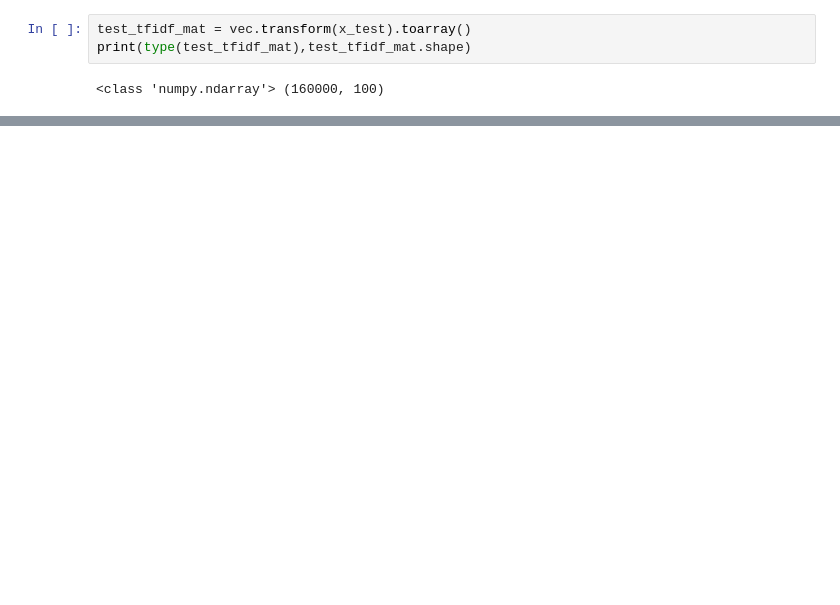
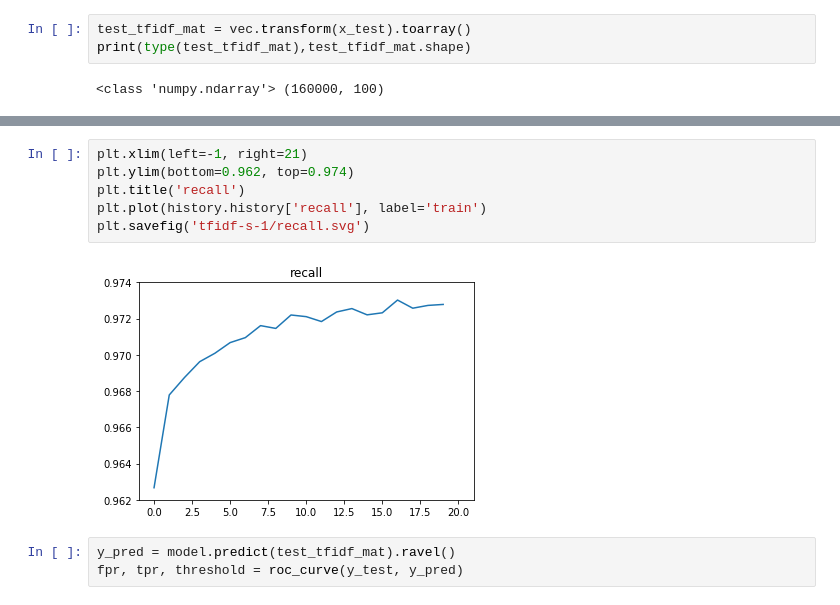
Before and after one commit to mohibeyki/bot-detection-sample, a Jupyter notebook: tf-idf.ipynb, the cells around one changed output, grey strips where cells are left out. Saved outputs shown, nothing was run; the diff lists cells and outputs as text; blank space fills up the shorter version.

```diff
--- a/tf-idf.ipynb
+++ b/tf-idf.ipynb
@@ -133,0 +151,11 @@ print(type(test_tfidf_mat),test_tfidf_mat.shape)
+# %%
+plt.xlim(left=-1, right=21)
+plt.ylim(bottom=0.962, top=0.974)
+plt.title('recall')
+plt.plot(history.history['recall'], label='train')
+plt.savefig('tfidf-s-1/recall.svg')
+# %% [output]
+[figure, added]
+# %%
+y_pred = model.predict(test_tfidf_mat).ravel()
+fpr, tpr, threshold = roc_curve(y_test, y_pred)
```
Also changed, not shown: parts of 14 cells of this notebook, 8 other files.
